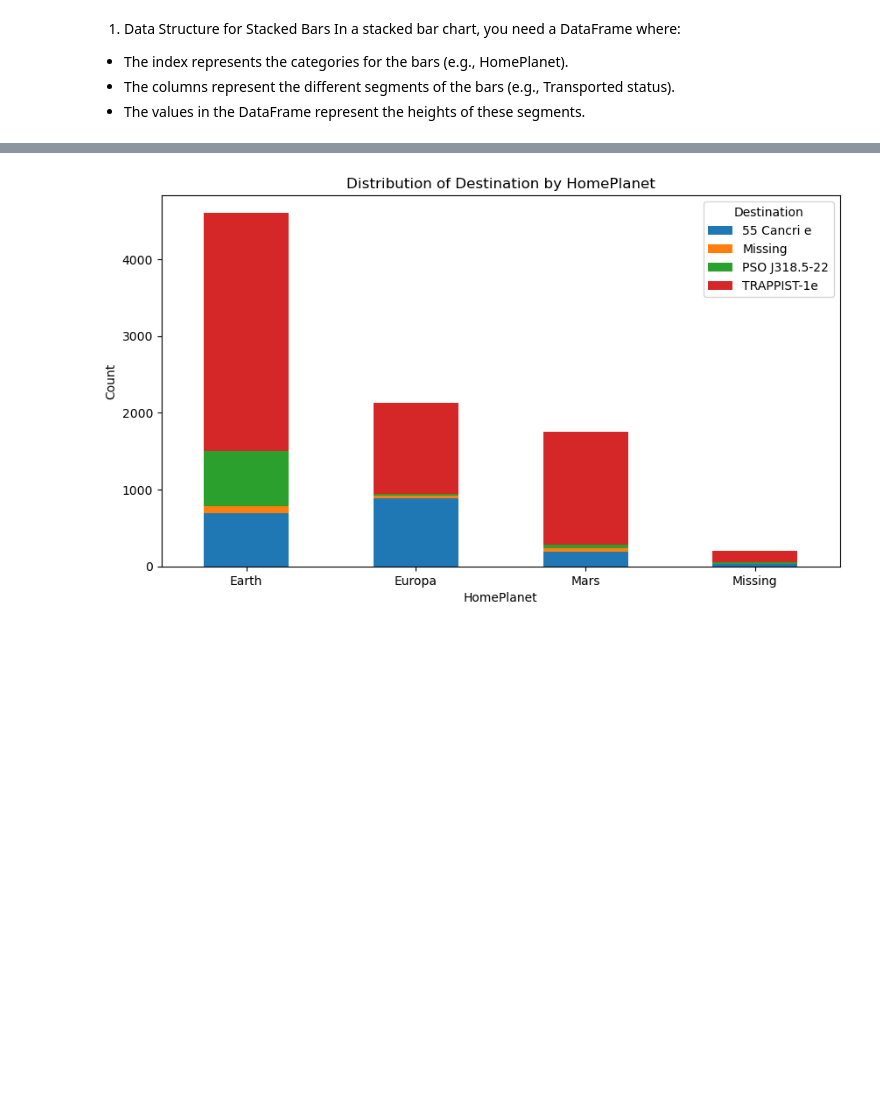
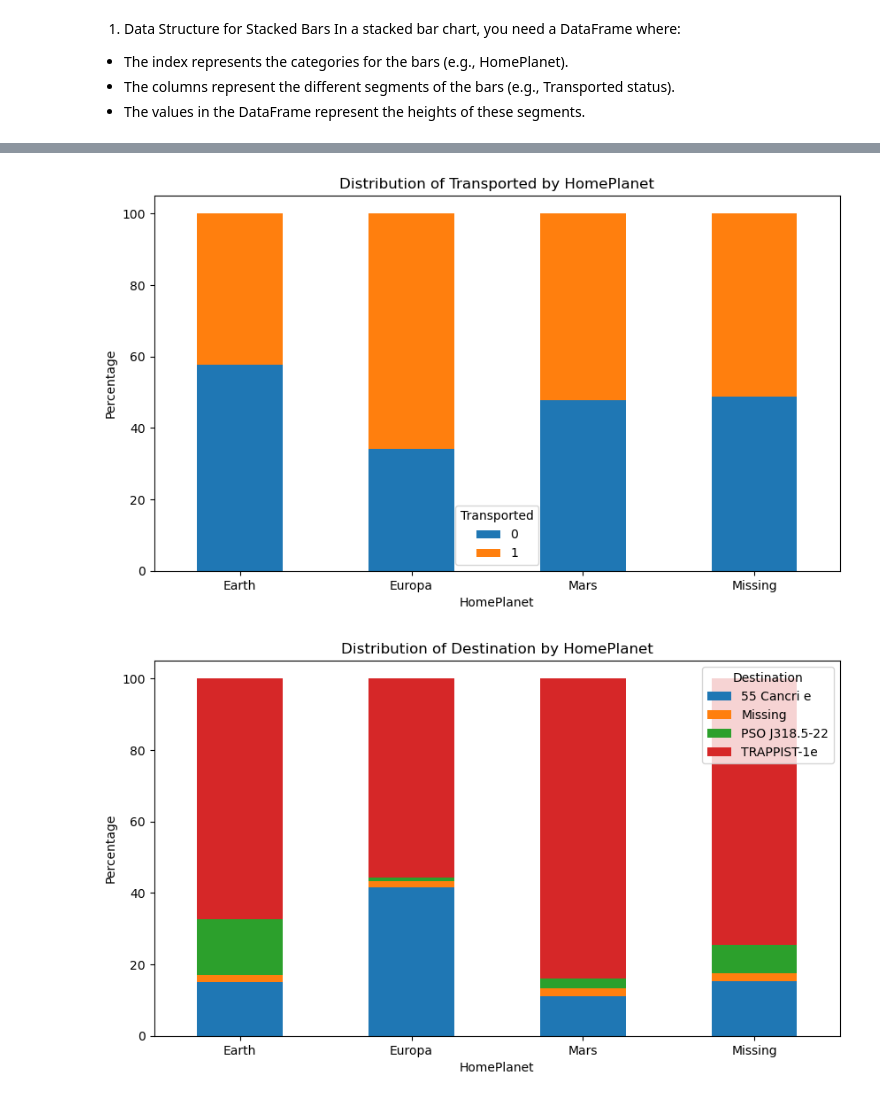
Before and after one commit to ezishr/spaceship-titanic, a Jupyter notebook: eda.ipynb, the cells around one changed output, grey strips where cells are left out. Saved outputs shown, nothing was run; the diff lists cells and outputs as text; code cells hidden in the pictures; blank space fills up the shorter version.

```diff
--- a/eda.ipynb
+++ b/eda.ipynb
@@ -157,11 +214,19 @@ plt.legend(loc='upper right', bbox_to_anchor=(1.12, 1))
 # %%
+# Function to see rela between HomePlanet and other features
 def homeplanet_other(dataframe, column_name):
     sample_df = dataframe[['HomePlanet',column_name]].copy().reset_index().drop('PassengerId', axis=1)
     sample_df.fillna('Missing', inplace=True)
     sample_df = pd.DataFrame(sample_df.groupby(['HomePlanet'])[column_name].value_counts())
-    sample_df_pivot = sample_df.pivot_table(index='HomePlanet', columns=column_name, values='count', aggfunc='sum', fill_value=0)
-    plot = sample_df_pivot.plot(kind='bar', stacked=True, figsize=(10, 5.5), rot=0, legend=True, ylabel='Count', title=f'Distribution of {column_name} by HomePlanet')
+    totals = sample_df.groupby(['HomePlanet'])['count'].transform(sum)
+    sample_df['percentage'] = sample_df['count']/totals*100
+    sample_df_pivot = sample_df.pivot_table(index='HomePlanet', columns=column_name, values='percentage', aggfunc='sum', fill_value=0)
+    plot = sample_df_pivot.plot(kind='bar', stacked=True, figsize=(10, 5.5), rot=0, legend=True, ylabel='Percentage', title=f'Distribution of {column_name} by HomePlanet')
     return sample_df, plot, sample_df_pivot
-home_dest, plot, data_pivot = homeplanet_other(df, 'Destination')
-# %% [output]
-[figure, removed]
+# %%
+# Relationship between HomePlanet and Transported status
+home_transported, plot_home_transported, data_pivot = homeplanet_other(df, 'Transported')
+# Distribution of Destination by HomePlanet
+home_dest, plot_home_dest, data_pivot = homeplanet_other(df, 'Destination')
+# %% [output]
+[figure, added]
+[figure, added]
```
Also changed, not shown: parts of 28 cells of this notebook.
